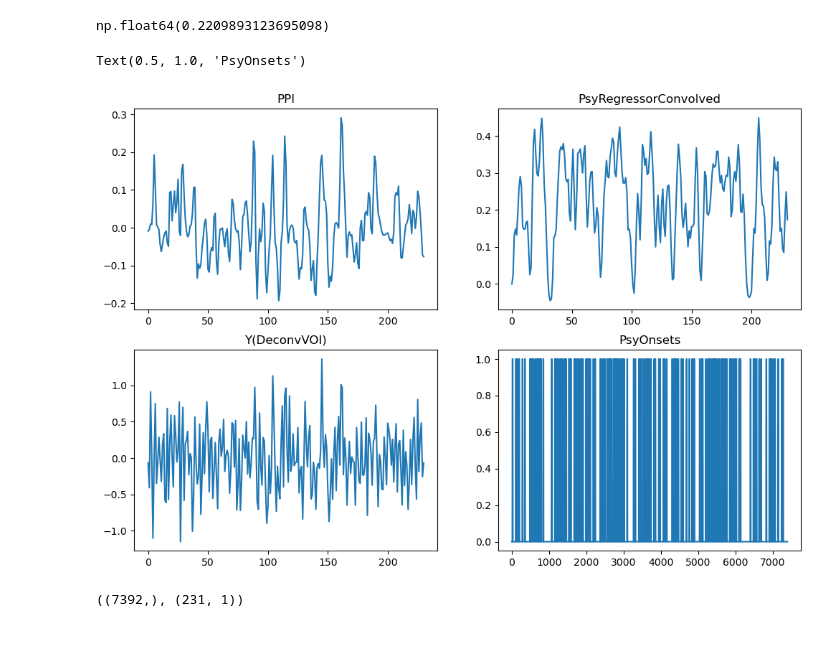
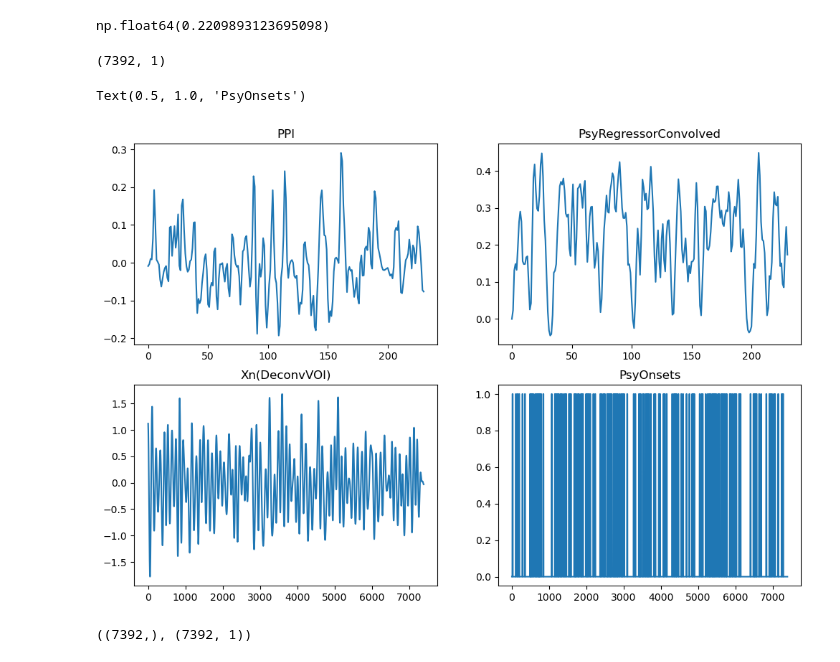
Before and after one commit to iknyazeva/TMFCpy, a Jupyter notebook: notebooks/PPIRegressorCompareSPM.ipynb, the cells around one changed output. Cells and saved outputs as stored; diff of their text form; code cells hidden in the pictures.

```diff
--- a/notebooks/PPIRegressorCompareSPM.ipynb
+++ b/notebooks/PPIRegressorCompareSPM.ipynb
@@ -23,15 +23,19 @@ ppi_spm_go = sio.loadmat(str(PPI_SPM_GO),  struct_as_record=False)
 np.mean(ppi_spm_go['PPI'][0,0].P)
 # %% [output]
 np.float64(0.2209893123695098)
+# %%
+ppi_spm_go['PPI'][0,0].xn.shape
+# %% [output]
+(7392, 1)
 # %%
 fig, axes = plt.subplots(2,2, figsize=(12, 8))
 axes[0,0].plot(ppi_spm_go['PPI'][0,0].ppi); axes[0,0].set_title('PPI')
 axes[0,1].plot(ppi_spm_go['PPI'][0,0].P); axes[0,1].set_title('PsyRegressorConvolved')
-axes[1,0].plot(ppi_spm_go['PPI'][0,0].Y); axes[1,0].set_title('Y(DeconvVOI)')
+axes[1,0].plot(ppi_spm_go['PPI'][0,0].xn); axes[1,0].set_title('Xn(DeconvVOI)')
 axes[1,1].plot(ppi_spm_go['PPI'][0, 0].psy[0,0].u.toarray()); axes[1,1].set_title('PsyOnsets')
 # %% [output]
 Text(0.5, 1.0, 'PsyOnsets')
-[figure, old version]
+[figure, new version]
 # %%
 psy_reg_spm = ppi_spm_go['PPI'][0, 0].psy[0,0].u.toarray().squeeze()
 # %%
@@ -52,8 +59,8 @@ ppi_regressor = create_ppi_regressor(
         )
 # %%
-neural_signal.shape, ppi_spm_go['PPI'][0,0].Y.shape
+neural_signal.shape, ppi_spm_go['PPI'][0,0].xn.shape
 # %% [output]
-((7392,), (231, 1))
+((7392,), (7392, 1))
 # %%
 fig, axes = plt.subplots(2,2, figsize=(12, 8))
 axes[0,0].plot(ppi_regressor); axes[0,0].set_title('PPI nilearn')
```
Also changed, not shown: parts of 3 cells of this notebook.
